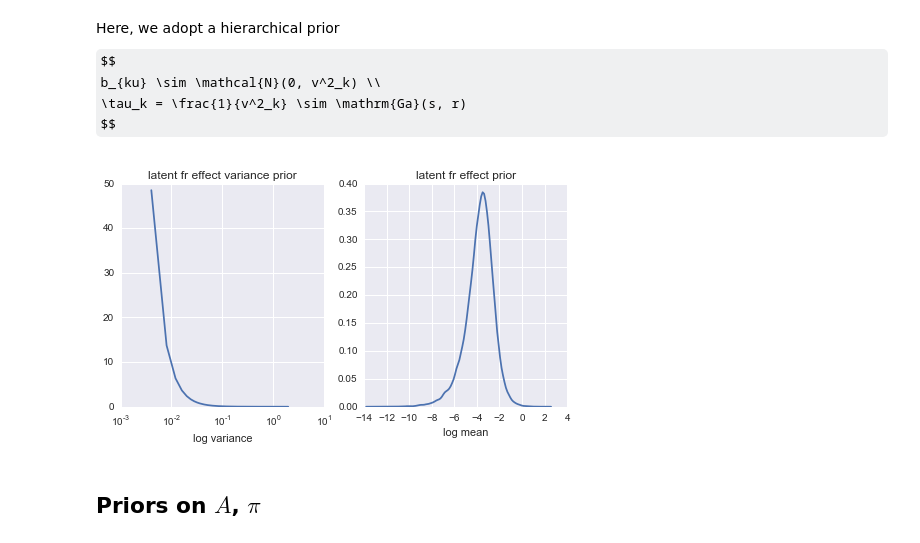
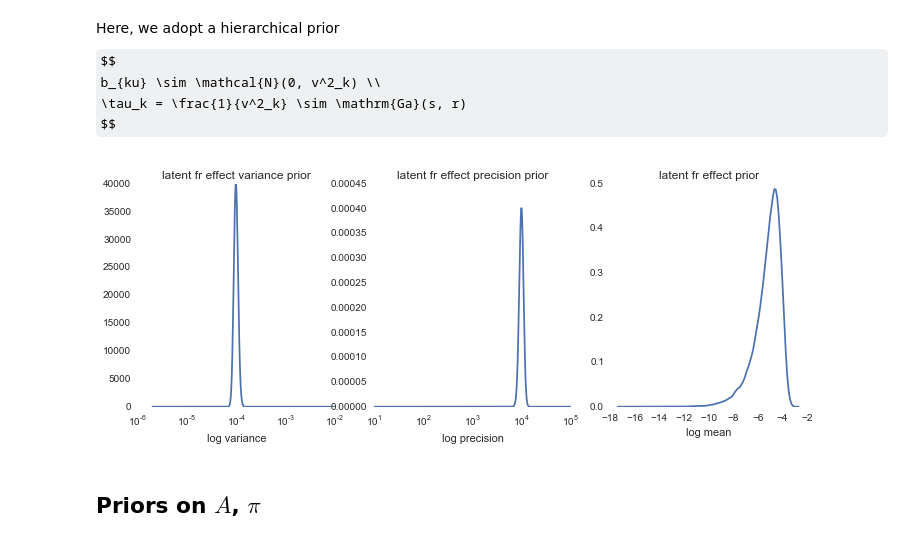
Before and after one commit to pearsonlab/spiketopics, a Jupyter notebook: lognormal_model_integration_test.ipynb, the cells around one changed output. Saved outputs shown, nothing was run; the diff lists cells and outputs as text; code cells hidden in the pictures; some formulas as TeX source.

```diff
--- a/lognormal_model_integration_test.ipynb
+++ b/lognormal_model_integration_test.ipynb
@@ -242,30 +221,37 @@ $$
 # set number of categories to fit
 K = 5
 # %%
-fr_prior_prec_shape = 1
-fr_prior_prec_rate = 1e-5
+fr_prior_prec_shape = 100
+fr_prior_prec_rate = 1e-2
 
 fr_latent_dict = ({'prior_prec_shape': fr_prior_prec_shape,
                    'prior_prec_rate': fr_prior_prec_rate})
 
 # make some plots
-plt.figure(figsize=(8, 4))
+plt.figure(figsize=(12, 4))
 
-plt.subplot(1, 2, 1)
-xx = np.linspace(0, 2, 500)
+plt.subplot(1, 3, 1)
+xx = np.linspace(0, 1e-2, 5000)
 plt.plot(xx, stats.invgamma.pdf(xx, a=fr_prior_prec_shape, scale=fr_prior_prec_rate))
 plt.xscale('log')
 plt.title('latent fr effect variance prior');
 plt.xlabel('log variance')
 
-plt.subplot(1, 2, 2)
+plt.subplot(1, 3, 2)
+xx = np.linspace(0, 1e5, 5000)
+plt.plot(xx, stats.gamma.pdf(xx, a=fr_prior_prec_shape, scale=1./fr_prior_prec_rate))
+plt.xscale('log')
+plt.title('latent fr effect precision prior');
+plt.xlabel('log precision')
+
+plt.subplot(1, 3, 3)
 var_samples = stats.invgamma.rvs(a=fr_prior_prec_shape, scale=fr_prior_prec_rate, size=1e5)
 samples = stats.norm.rvs(scale=np.sqrt(var_samples), size=var_samples.shape)
 sns.kdeplot(np.log(samples))
 plt.title('latent fr effect prior');
 plt.xlabel('log mean');
 # %% [output]
-[figure, old version]
+[figure, new version]
 # %% [markdown]
 ## Priors on $A$, $\pi$
 # %%
```
Also changed, not shown: parts of 16 cells of this notebook.
